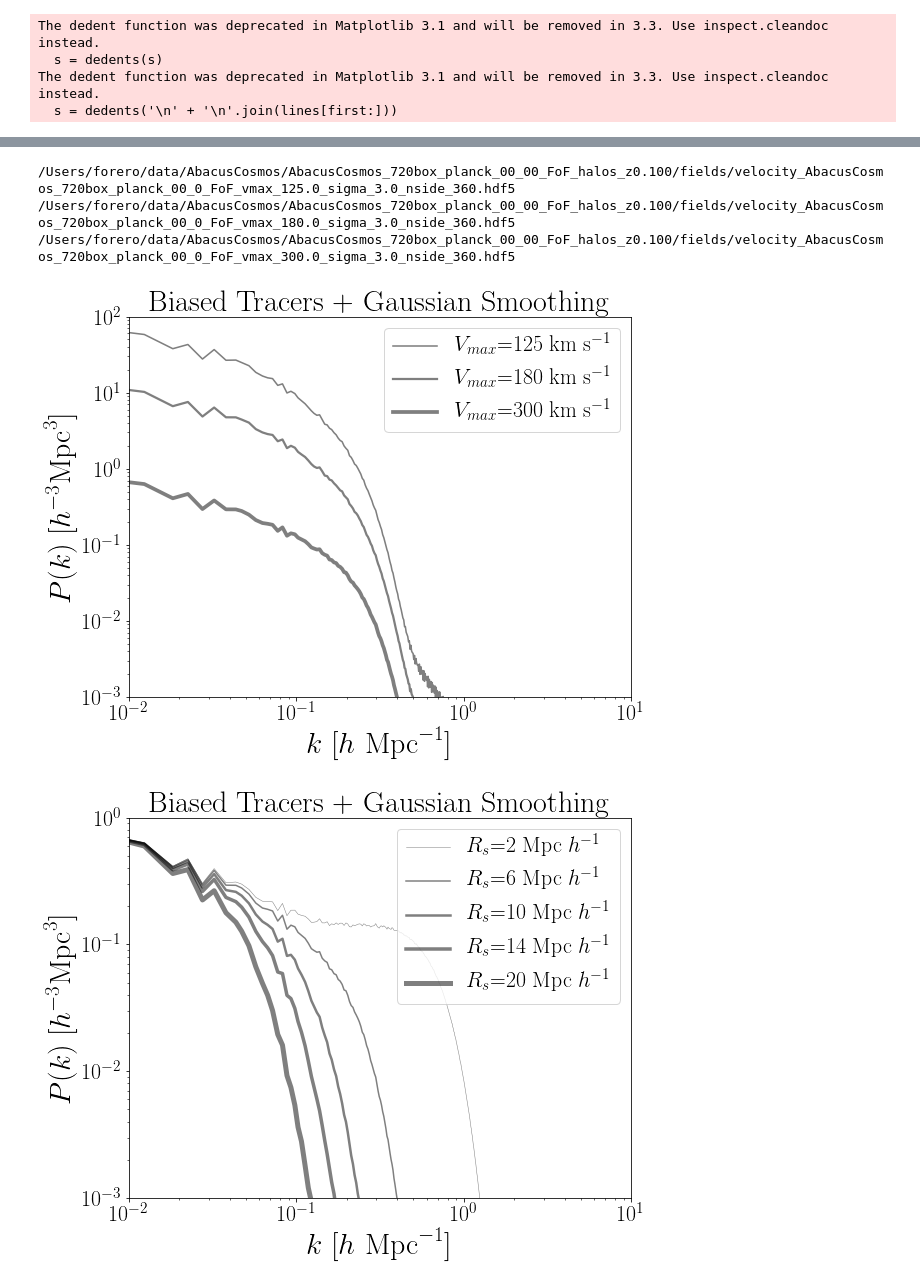
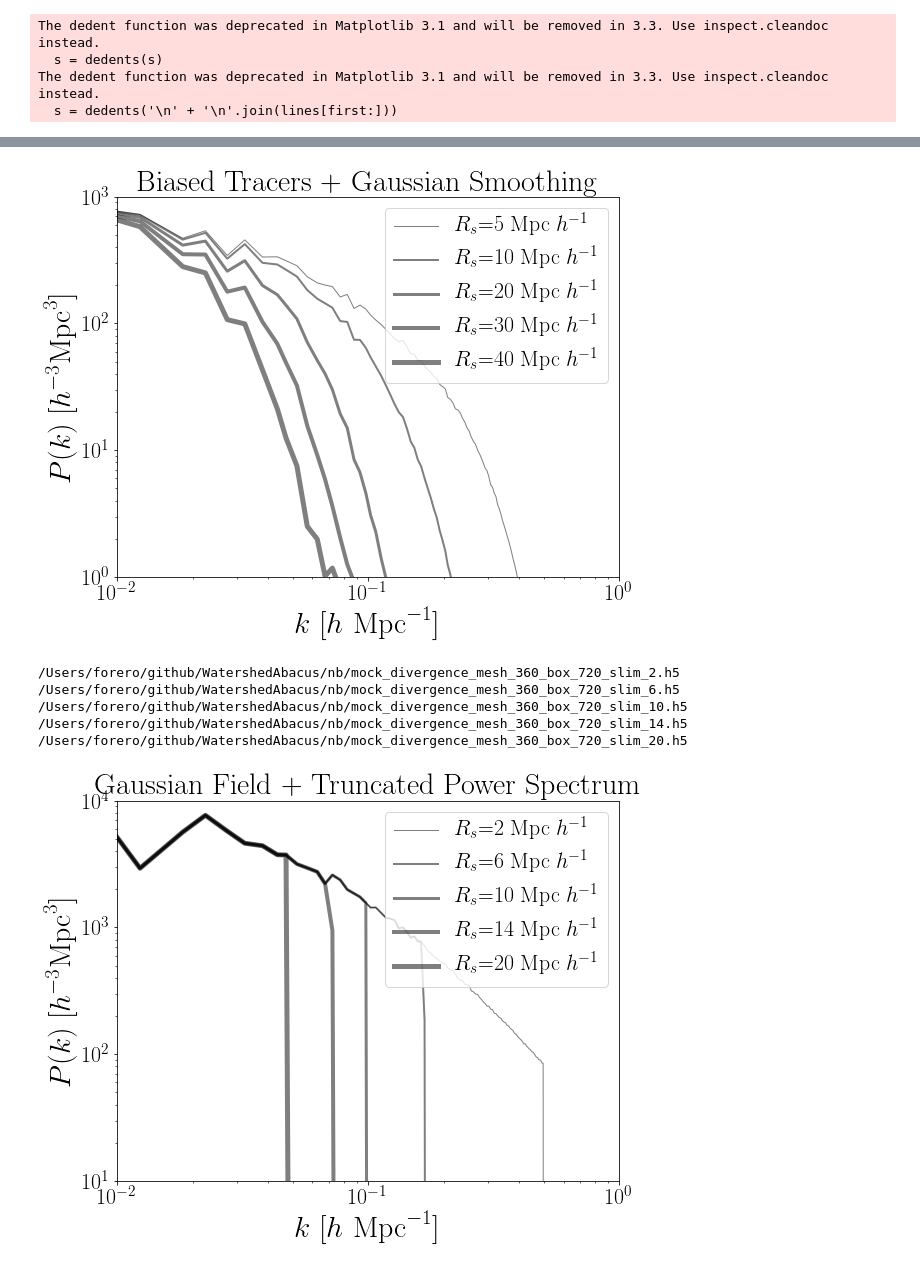
Before and after one commit to astroandes/WatershedDivergenceSuperclusters, a Jupyter notebook: nb/power_spectrum.ipynb, the cells around one changed output, grey strips where cells are left out. Saved outputs shown, nothing was run; the diff lists cells and outputs as text; code cells hidden in the pictures.

```diff
--- a/nb/power_spectrum.ipynb
+++ b/nb/power_spectrum.ipynb
@@ -42,8 +46,8 @@ def power_spectrum(filename, L_side=0):
 # %%
 path = "/Users/forero/data/AbacusCosmos/AbacusCosmos_720box_planck_00_00_FoF_halos_z0.100/fields/"
 pk = {}
-sigmas = [1.0, 3.0, 5.0, 7.0, 10.0]
+sigmas = [5.0, 10.0, 20.0, 30.0, 40.0]
 for sigma in sigmas:
-    filename = "velocity_AbacusCosmos_720box_planck_00_0_FoF_vmax_300.0_sigma_{:.1f}_nside_360.hdf5".format(sigma)
-    pk["300_{:.1f}".format(sigma)] = power_spectrum(path+filename, L_side=720.0)
+    filename = "mock_AbacusCosmos_720box_planck_00_0_FoF_vmax_200.0_s_{:.1f}_nside_144.hdf5".format(sigma)
+    pk["abacus_{:.1f}".format(sigma)] = power_spectrum(path+filename, L_side=720.0)
 # %% [output]
@@ -55,51 +59,53 @@ for sigma in sigmas:
-# %%
-path = "/Users/forero/data/AbacusCosmos/AbacusCosmos_720box_planck_00_00_FoF_halos_z0.100/fields/"
-vels = [125.0, 180.0, 300.0]
-for vel in vels:
-    filename = "velocity_AbacusCosmos_720box_planck_00_0_FoF_vmax_{:.1f}_sigma_3.0_nside_360.hdf5".format(vel)
-    pk["{}_3.0".format(int(vel))] = power_spectrum(path+filename, L_side=720.0)
-# %% [output]
-/Users/forero/data/AbacusCosmos/AbacusCosmos_720box_planck_00_00_FoF_halos_z0.100/fields/velocity_AbacusCosmos_720box_planck_00_0_FoF_vmax_125.0_sigma_3.0_nside_360.hdf5
-/Users/forero/data/AbacusCosmos/AbacusCosmos_720box_planck_00_00_FoF_halos_z0.100/fields/velocity_AbacusCosmos_720box_planck_00_0_FoF_vmax_180.0_sigma_3.0_nside_360.hdf5
-/Users/forero/data/AbacusCosmos/AbacusCosmos_720box_planck_00_00_FoF_halos_z0.100/fields/velocity_AbacusCosmos_720box_planck_00_0_FoF_vmax_300.0_sigma_3.0_nside_360.hdf5
 # %%
 plt.figure(figsize=(9,7))
 
-vels = [125.0, 180.0, 300.0]
-for vel in vels:
-    plt.loglog(pk["{}_3.0".format(int(vel))]['k'],
-               pk["{}_3.0".format(int(vel))]['Pk'],
-               label="$V_{{max}}$={:.0f} km s$^{{-1}}$".format(vel),
-               linewidth=vel/80.0, color='black', alpha=0.5)
+sigmas = [5.0, 10.0, 20.0, 30.0, 40.0]
+for i, sigma in enumerate(sigmas):
+    plt.loglog(pk['abacus_{:.1f}'.format(sigma)]['k'],
+               pk['abacus_{:.1f}'.format(sigma)]['Pk'],
+               label="$R_s$={:.0f} Mpc $h^{{-1}}$".format(sigma),
+               linewidth=i+1, color='black', alpha=0.5)
 
 # format the axes
 plt.xlabel(r"$k$ [$h \ \mathrm{Mpc}^{-1}$]")
 plt.ylabel(r"$P(k)$ [$h^{-3}\mathrm{Mpc}^3$]")
-plt.legend(fontsize=SMALL_SIZE)
-plt.xlim(1E-2, 10.0)
-plt.ylim(1E-3, 1E2)
-plt.title("Biased Tracers + Gaussian Smoothing ")
-
-plt.savefig("plot_power_spectrum_tracers_vmax.pdf", bbox_inches='tight')
+plt.legend(fontsize=SMALL_SIZE, loc=1)
+plt.xlim(1E-2, 1)
+plt.ylim(1E0,1E3)
+plt.title("Biased Tracers + Gaussian Smoothing")
+plt.savefig("plot_power_spectrum_tracers_rs.pdf", bbox_inches='tight')
 # %% [output]
-[figure, old version]
+[figure, new version]
+# %%
+path = "/Users/forero/github/WatershedAbacus/nb/"
+sigmas = [2.0, 6.0, 10.0, 14.0, 20.0]
+for sigma in sigmas:
+    filename = "mock_divergence_mesh_360_box_720_slim_{}.h5".format(int(sigma))
+    pk["gauss_{:.1f}".format(sigma)] = power_spectrum(path+filename, L_side=720.0)
+# %% [output]
+/Users/forero/github/WatershedAbacus/nb/mock_divergence_mesh_360_box_720_slim_2.h5
+/Users/forero/github/WatershedAbacus/nb/mock_divergence_mesh_360_box_720_slim_6.h5
+/Users/forero/github/WatershedAbacus/nb/mock_divergence_mesh_360_box_720_slim_10.h5
+/Users/forero/github/WatershedAbacus/nb/mock_divergence_mesh_360_box_720_slim_14.h5
+/Users/forero/github/WatershedAbacus/nb/mock_divergence_mesh_360_box_720_slim_20.h5
 # %%
 plt.figure(figsize=(9,7))
 
-sigmas = [1.0, 3.0, 5.0, 7.0, 10.0]
-for sigma in sigmas:
-    plt.loglog(pk['300_{:.1f}'.format(sigma)]['k'],
-               pk['300_{:.1f}'.format(sigma)]['Pk'],
-               label="$R_s$={:.0f} Mpc $h^{{-1}}$".format(2*sigma),
-               linewidth=sigma/2.0, color='black', alpha=0.5)
+sigmas = [2.0, 6.0, 10.0, 14.0, 20.0]
+for i, sigma in enumerate(sigmas):
+    plt.loglog(pk['gauss_{:.1f}'.format(sigma)]['k'],
+               pk['gauss_{:.1f}'.format(sigma)]['Pk'],
+               label="$R_s$={:.0f} Mpc $h^{{-1}}$".format(sigma),
+              linewidth=i+1, color='black', alpha=0.5)
+
 
 # format the axes
 plt.xlabel(r"$k$ [$h \ \mathrm{Mpc}^{-1}$]")
 plt.ylabel(r"$P(k)$ [$h^{-3}\mathrm{Mpc}^3$]")
 plt.legend(fontsize=SMALL_SIZE, loc=1)
-plt.xlim(1E-2, 10.0)
-plt.ylim(1E-3,1E0)
-plt.title("Biased Tracers + Gaussian Smoothing")
-plt.savefig("plot_power_spectrum_tracers_rs.pdf", bbox_inches='tight')
+plt.xlim(1E-2, 1.0)
+plt.ylim(1E1,1E4)
+plt.title("Gaussian Field + Truncated Power Spectrum")
+plt.savefig("plot_power_spectrum_field_rs.pdf", bbox_inches='tight')
 # %% [output]
-[figure, old version]
+[figure, new version]
```
Also changed, not shown: parts of 14 cells of this notebook, 1 other file.
